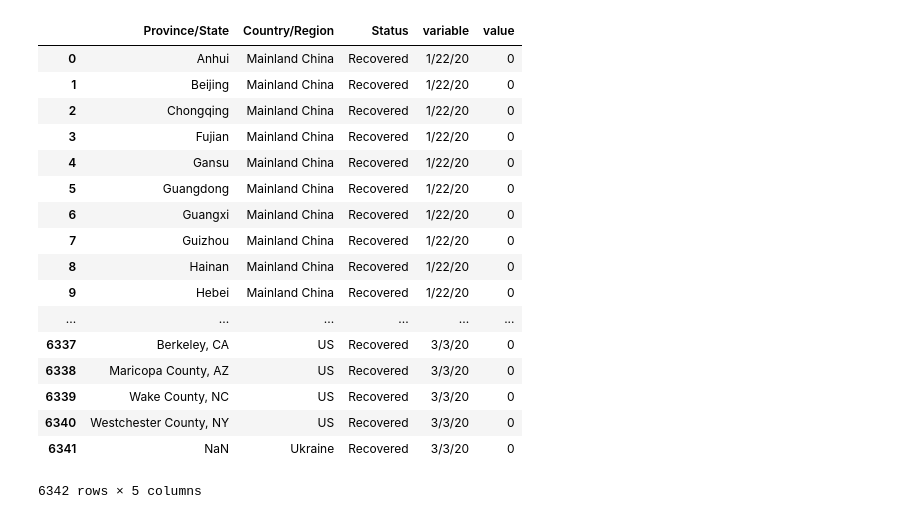
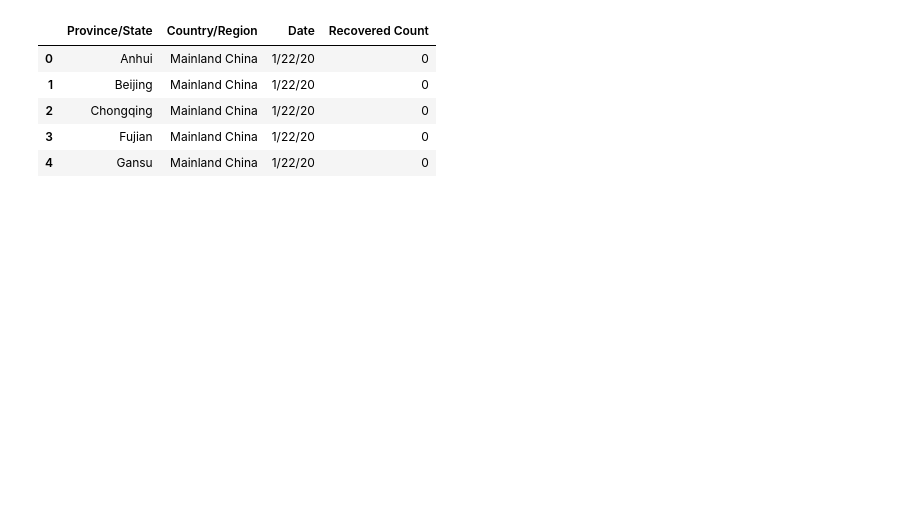
Before and after one commit to gregobrien1613/coronavirus, a Jupyter notebook: Meg.ipynb, the cells around one changed output. Drawn from its saved outputs; the diff is of its cells as text; code cells hidden in the pictures; blank space fills up the shorter version.

```diff
--- a/Meg.ipynb
+++ b/Meg.ipynb
@@ -9,27 +10,16 @@ deaths = pd.read_csv('Resources/time_series_19-covid-Deaths.csv')
 confirmed = pd.read_csv('Resources/time_series_19-covid-Confirmed.csv')
 # %%
 recovered.head()
-recovered = recovered.drop(columns=["Lat","Long"])
-df = pd.melt(recovered, id_vars=["Province/State", "Country/Region", "Status"])
-df
+recovered = recovered.drop(columns=['Lat', 'Long'])
+df_recovered = pd.melt(recovered, id_vars=["Province/State", "Country/Region"])
+df_recovered = df_recovered.rename(columns={"value": "Recovered Count", "variable": "Date"})
+df_recovered.head()
 # %% [output]
-|  | Province/State | Country/Region | Status | variable | value |
-| 0 | Anhui | Mainland China | Recovered | 1/22/20 | 0 |
-| 1 | Beijing | Mainland China | Recovered | 1/22/20 | 0 |
-| 2 | Chongqing | Mainland China | Recovered | 1/22/20 | 0 |
-| 3 | Fujian | Mainland China | Recovered | 1/22/20 | 0 |
-| 4 | Gansu | Mainland China | Recovered | 1/22/20 | 0 |
-| 5 | Guangdong | Mainland China | Recovered | 1/22/20 | 0 |
-| 6 | Guangxi | Mainland China | Recovered | 1/22/20 | 0 |
-| 7 | Guizhou | Mainland China | Recovered | 1/22/20 | 0 |
-| 8 | Hainan | Mainland China | Recovered | 1/22/20 | 0 |
-| 9 | Hebei | Mainland China | Recovered | 1/22/20 | 0 |
-| ... | ... | ... | ... | ... | ... |
-| 6337 | Berkeley, CA | US | Recovered | 3/3/20 | 0 |
-| 6338 | Maricopa County, AZ | US | Recovered | 3/3/20 | 0 |
-| 6339 | Wake County, NC | US | Recovered | 3/3/20 | 0 |
-| 6340 | Westchester County, NY | US | Recovered | 3/3/20 | 0 |
-| 6341 | NaN | Ukraine | Recovered | 3/3/20 | 0 |
+|  | Province/State | Country/Region | Date | Recovered Count |
+| 0 | Anhui | Mainland China | 1/22/20 | 0 |
+| 1 | Beijing | Mainland China | 1/22/20 | 0 |
+| 2 | Chongqing | Mainland China | 1/22/20 | 0 |
+| 3 | Fujian | Mainland China | 1/22/20 | 0 |
+| 4 | Gansu | Mainland China | 1/22/20 | 0 |
-6342 rows × 5 columns
 # %%
 deaths.head()
```
Also changed, not shown: parts of 7 cells of this notebook.
